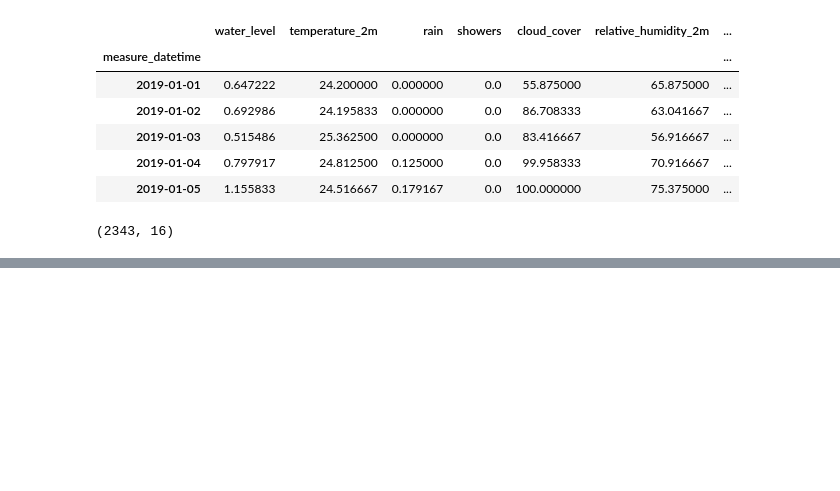
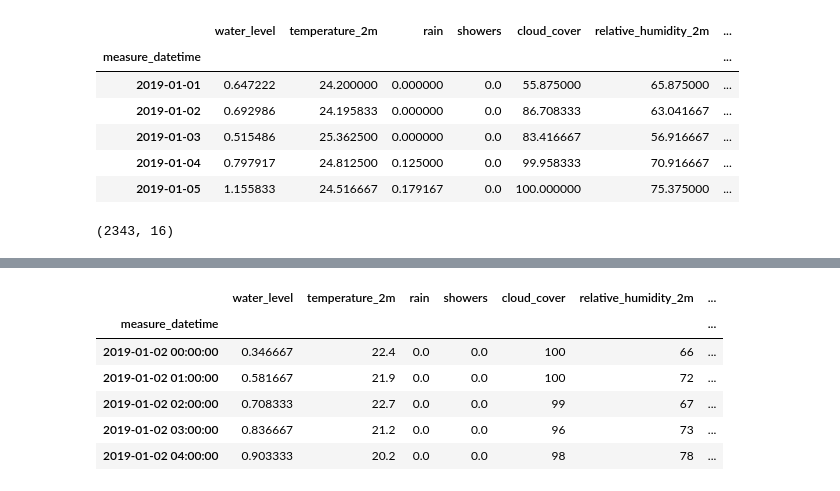
Before and after one commit to dniamsaard4codework/CPDSAI_Project, a Jupyter notebook: data_acquisition.ipynb, the cells around one changed output, grey strips where cells are left out. Drawn from its saved outputs; the diff is of its cells as text; code cells hidden in the pictures; blank space fills up the shorter version.

```diff
--- a/data_acquisition.ipynb
+++ b/data_acquisition.ipynb
@@ -708,0 +741,80 @@ df_full_merged_daily.to_csv('full_merged_daily.csv')
+# %%
+# Feature Engineering for hourly data
+import pandas as pd
+import numpy as np
+
+# Load hourly merged data
+df_hourly_fe = pd.read_csv('full_merged.csv')
+df_hourly_fe['measure_datetime'] = pd.to_datetime(df_hourly_fe['measure_datetime'])
+df_hourly_fe.set_index('measure_datetime', inplace=True)
+
+print(f"Original hourly data shape: {df_hourly_fe.shape}")
+
+# 1. Lag Features for water level (autoregressive features)
+print("\nAdding lag features...")
+for lag in [1, 2, 3, 6, 12, 24]:
+    df_hourly_fe[f'water_level_lag_{lag}'] = df_hourly_fe['water_level'].shift(lag)
+
+# 2. Rolling Statistics for water level
+print("Adding rolling statistics...")
+for window in [6, 12, 24]:
+    df_hourly_fe[f'water_level_rolling_mean_{window}'] = df_hourly_fe['water_level'].rolling(window=window).mean()
+    df_hourly_fe[f'water_level_rolling_std_{window}'] = df_hourly_fe['water_level'].rolling(window=window).std()
+    df_hourly_fe[f'water_level_rolling_min_{window}'] = df_hourly_fe['water_level'].rolling(window=window).min()
+    df_hourly_fe[f'water_level_rolling_max_{window}'] = df_hourly_fe['water_level'].rolling(window=window).max()
+
+# 3. Rolling Statistics for key weather features
+print("Adding weather feature rolling statistics...")
+for col in ['rain', 'precipitation', 'river_discharge', 'temperature_2m']:
+    if col in df_hourly_fe.columns:
+        df_hourly_fe[f'{col}_rolling_mean_6'] = df_hourly_fe[col].rolling(window=6).mean()
+        df_hourly_fe[f'{col}_rolling_mean_12'] = df_hourly_fe[col].rolling(window=12).mean()
+
+# 4. Difference features (rate of change)
+print("Adding difference features...")
+df_hourly_fe['water_level_diff_1'] = df_hourly_fe['water_level'].diff(1)
+df_hourly_fe['water_level_diff_24'] = df_hourly_fe['water_level'].diff(24)
+
+# 5. Water Level Risk Assessment (Station CPY015 - Krungthep Bridge)
+print("Adding risk assessment features...")
+
+# Station parameters (m.MSL - meters relative to Mean Sea Level)
+BANK_LEVEL = 2.161  # Top of riverbank
+BED_LEVEL = -15.70  # River bed level
+TOTAL_CAPACITY = BANK_LEVEL - BED_LEVEL  # Total vertical capacity
+
+# Calculate water level percentage
+df_hourly_fe['water_level_pct'] = ((df_hourly_fe['water_level'] - BED_LEVEL) / TOTAL_CAPACITY) * 100
+
+# Determine risk level based on water level percentage
+def determine_risk_level(water_level_pct):
+    """
+    Classify flood risk based on water level percentage:
+    - High Risk: ≥70%
+    - Medium Risk: 30-70%
+    - Low Risk: <30%
+    """
+    if water_level_pct >= 70:
+        return 'High Risk'
+    elif water_level_pct >= 30:
+        return 'Medium Risk'
+    else:
+        return 'Low Risk'
+
+df_hourly_fe['risk_level'] = df_hourly_fe['water_level_pct'].apply(determine_risk_level)
+
+# Drop rows with NaN values from feature engineering
+df_hourly_fe = df_hourly_fe.dropna()
+
+print(f"\nAfter feature engineering: {df_hourly_fe.shape}")
+print(f"New features added: {df_hourly_fe.shape[1] - 16}")  # 16 was original count
+print(f"\nRisk Level Distribution:")
+print(df_hourly_fe['risk_level'].value_counts())
+
+# Save featured hourly data
+df_hourly_fe.to_csv('full_merged_featured.csv')
+print("\nFeatured hourly data saved to: full_merged_featured.csv")
+
+# Display first few rows
+df_hourly_fe.head()
+# %% [output]
@@ -708,0 +839,7 @@ df_full_merged_daily.to_csv('full_merged_daily.csv')
+|  | water_level | temperature_2m | rain | showers | cloud_cover | relative_humidity_2m | ... |
+| measure_datetime |  |  |  |  |  |  | ... |
+| 2019-01-02 00:00:00 | 0.346667 | 22.4 | 0.0 | 0.0 | 100 | 66 | ... |
+| 2019-01-02 01:00:00 | 0.581667 | 21.9 | 0.0 | 0.0 | 100 | 72 | ... |
+| 2019-01-02 02:00:00 | 0.708333 | 22.7 | 0.0 | 0.0 | 99 | 67 | ... |
+| 2019-01-02 03:00:00 | 0.836667 | 21.2 | 0.0 | 0.0 | 96 | 73 | ... |
+| 2019-01-02 04:00:00 | 0.903333 | 20.2 | 0.0 | 0.0 | 98 | 78 | ... |
```
Also changed, not shown: parts of 6 cells of this notebook, 6 other files.
